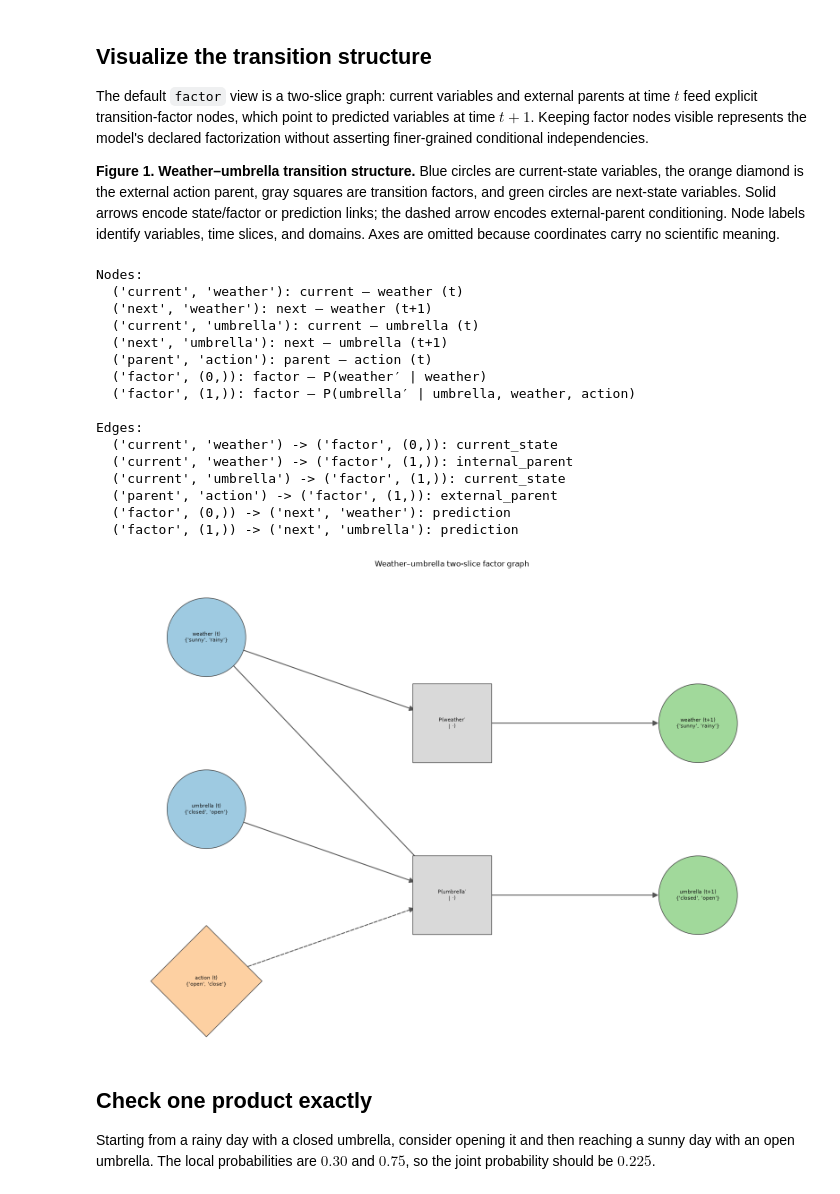
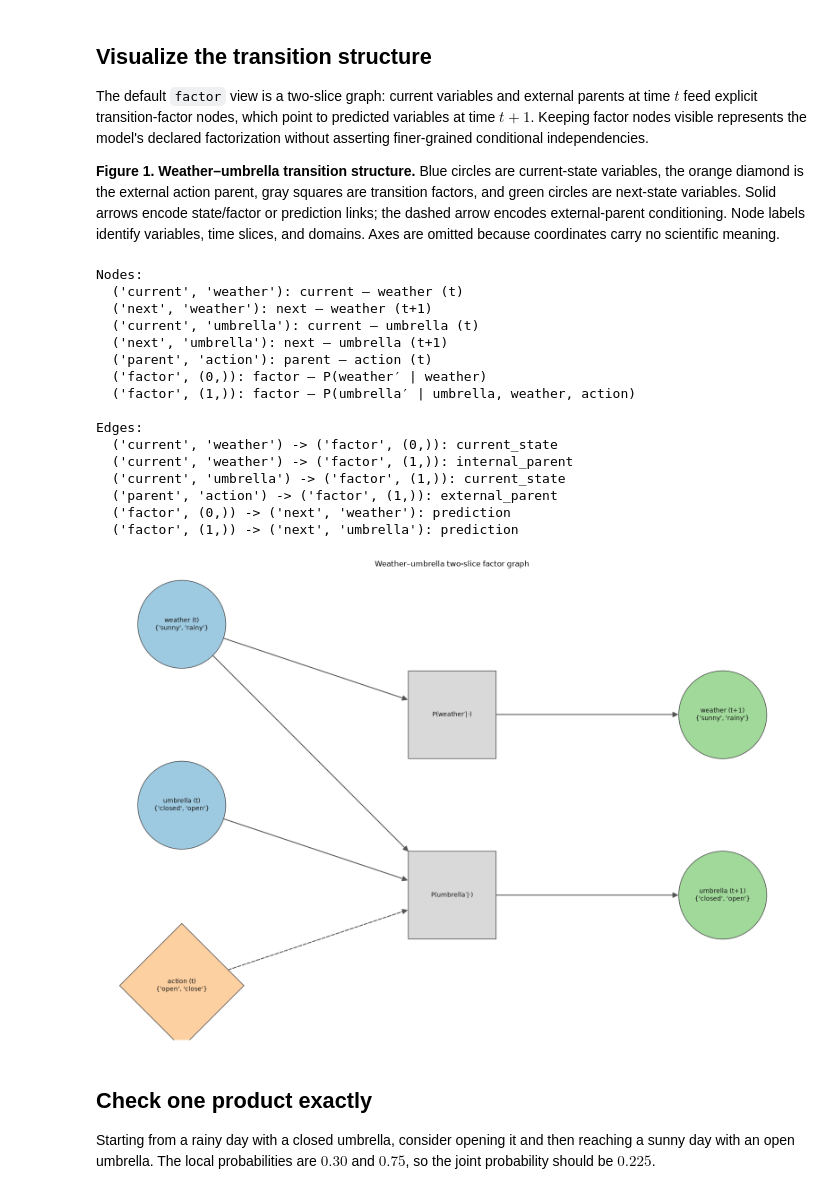
Before and after one commit to nquaz/evolving-world-models, a Jupyter notebook: notebooks/Factored_MDP_Demo.ipynb, the cells around one changed output. Cells and saved outputs as stored; diff of their text form; code cells hidden in the pictures.

```diff
--- a/notebooks/Factored_MDP_Demo.ipynb
+++ b/notebooks/Factored_MDP_Demo.ipynb
@@ -144,7 +144,7 @@ for source, target, attributes in graph.edges(data=True):
     print(f"  {source!r} -> {target!r}: {attributes['kind']}")
 
 
-def scaled_layered_layout(graph, *, x_scale=3.2, y_scale=3.2):
+def scaled_layered_layout(graph, *, x_scale=6, y_scale=6):
     """Spread out layered columns so multi-line labels fit inside node markers."""
     layers = {}
     for node, attributes in graph.nodes(data=True):
@@ -163,36 +163,36 @@ def scaled_layered_layout(graph, *, x_scale=3.2, y_scale=3.2):
             positions[node] = (layer * x_scale, (midpoint - index) * y_scale)
     return positions
 
 
 fig, ax = plt.subplots(figsize=(16, 11))
 world.draw(
     ax=ax,
     show_domains=True,
     layout=scaled_layered_layout(graph),
-    node_size=16_000,
-    font_size=8,
+    node_size=20_000,
+    font_size=10,
 )
 ax.set_title("Weather–umbrella two-slice factor graph")
 fig.tight_layout()
 plt.show()
 # %% [output]
 Nodes:
   ('current', 'weather'): current — weather (t)
   ('next', 'weather'): next — weather (t+1)
   ('current', 'umbrella'): current — umbrella (t)
   ('next', 'umbrella'): next — umbrella (t+1)
   ('parent', 'action'): parent — action (t)
   ('factor', (0,)): factor — P(weather′ | weather)
   ('factor', (1,)): factor — P(umbrella′ | umbrella, weather, action)
 
 Edges:
   ('current', 'weather') -> ('factor', (0,)): current_state
   ('current', 'weather') -> ('factor', (1,)): internal_parent
   ('current', 'umbrella') -> ('factor', (1,)): current_state
   ('parent', 'action') -> ('factor', (1,)): external_parent
   ('factor', (0,)) -> ('next', 'weather'): prediction
   ('factor', (1,)) -> ('next', 'umbrella'): prediction
-[figure, old version]
+[figure, new version]
 # %% [markdown]
 ## Check one product exactly
 
```
Also changed, not shown: 3 other files.
